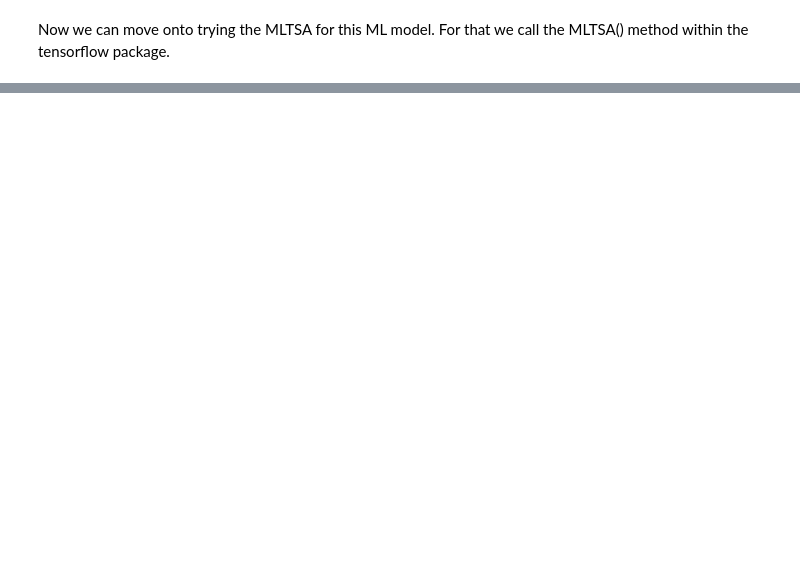
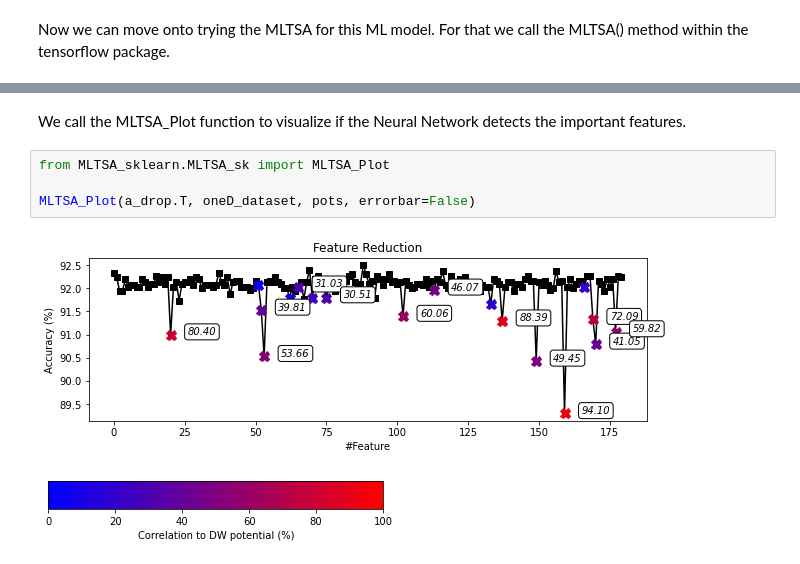
Before and after one commit to pedrojuanbj/MLTSA, a Jupyter notebook: notebooks/OneD_MLTSA_tensorflow.ipynb, the cells around one changed output, grey strips where cells are left out. Drawn from its saved outputs; the diff is of its cells as text; blank space fills up the shorter version.

```diff
--- a/notebooks/OneD_MLTSA_tensorflow.ipynb
+++ b/notebooks/OneD_MLTSA_tensorflow.ipynb
@@ -192,0 +161,9 @@ a_drop = MLTSA__(data[:,:,time_frame[0]:time_frame[1]], ans_labels, MLP, mode="t
+# %% [markdown]
+We call the MLTSA_Plot function to visualize if the Neural Network detects the important features.
+# %%
+from MLTSA_sklearn.MLTSA_sk import MLTSA_Plot
+
+MLTSA_Plot(a_drop.T, oneD_dataset, pots, errorbar=False)
+# %% [output]
+[figure, added]
+[figure, added]
```
Also changed, not shown: parts of 9 cells of this notebook, 1 other file.
